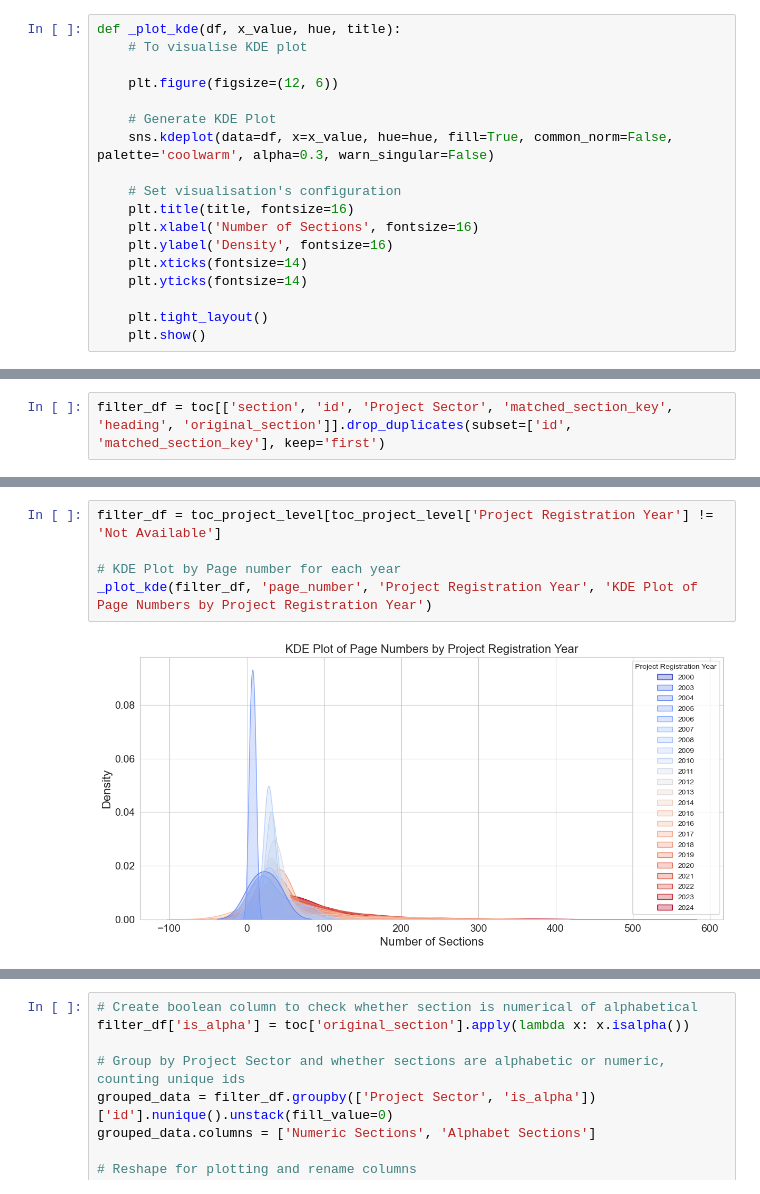
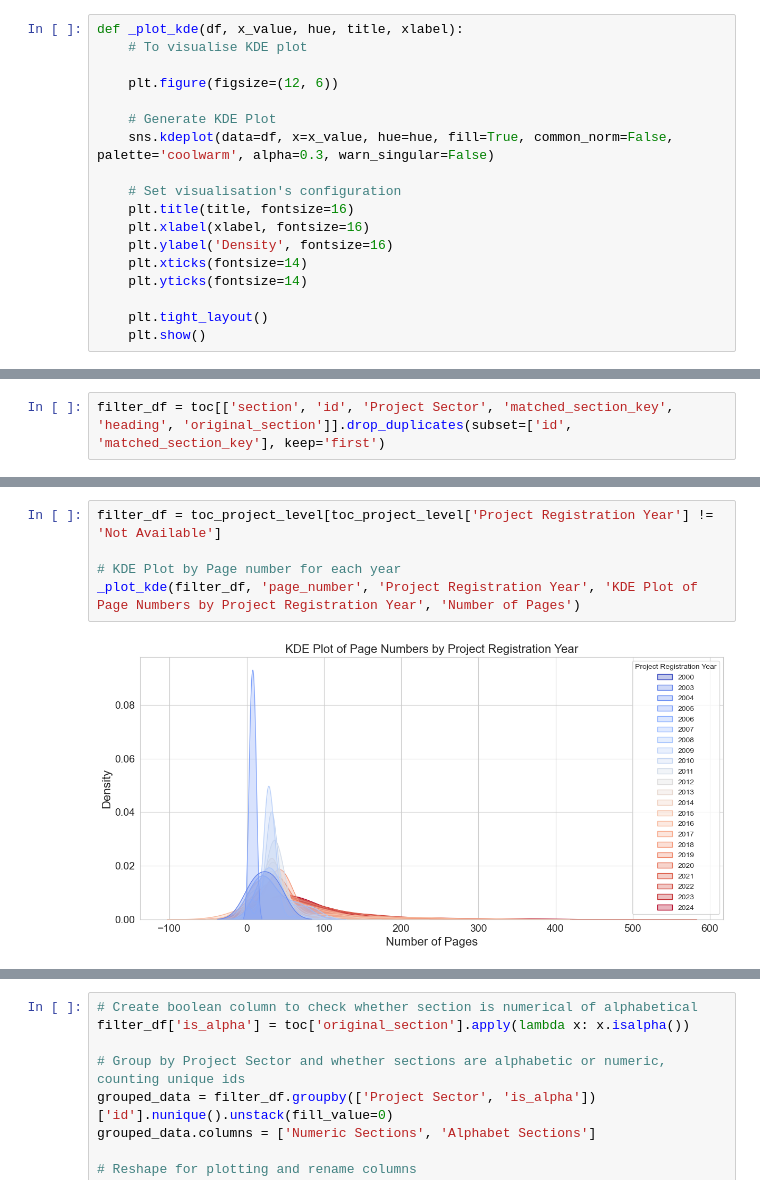
Before and after one commit to kornkamol-s/LLMInformationExtraction, a Jupyter notebook: scripts/analysis/EDA.ipynb, the cells around one changed output, grey strips where cells are left out. Saved outputs shown, nothing was run; the diff lists cells and outputs as text.

```diff
--- a/scripts/analysis/EDA.ipynb
+++ b/scripts/analysis/EDA.ipynb
@@ -119,7 +119,7 @@ def _generate_dist_plot(data, category, value, color=''):
 
     fig.show()
 # %%
-def _plot_kde(df, x_value, hue, title):
+def _plot_kde(df, x_value, hue, title, xlabel):
     # To visualise KDE plot
 
     plt.figure(figsize=(12, 6))
@@ -129,7 +129,7 @@ def _plot_kde(df, x_value, hue, title):
 
     # Set visualisation's configuration
     plt.title(title, fontsize=16)
-    plt.xlabel('Number of Sections', fontsize=16)
+    plt.xlabel(xlabel, fontsize=16)
     plt.ylabel('Density', fontsize=16)
     plt.xticks(fontsize=14)
     plt.yticks(fontsize=14)
@@ -950,10 +950,10 @@ _plot_stacked_bar_chart(df=data, hue='Section', x_value='percentage', y_value='m
 # %%
 filter_df = toc_project_level[toc_project_level['Project Registration Year'] != 'Not Available']
 
 # KDE Plot by Page number for each year
-_plot_kde(filter_df, 'page_number', 'Project Registration Year', 'KDE Plot of Page Numbers by Project Registration Year')
+_plot_kde(filter_df, 'page_number', 'Project Registration Year', 'KDE Plot of Page Numbers by Project Registration Year', 'Number of Pages')
 # %% [output]
-[figure, old version]
+[figure, new version]
 # %%
 filter_df = toc_project_level[toc_project_level['Project Registration Year'] != 'Not Available']
 
```
Also changed, not shown: parts of 7 cells of this notebook, 10 other files.
